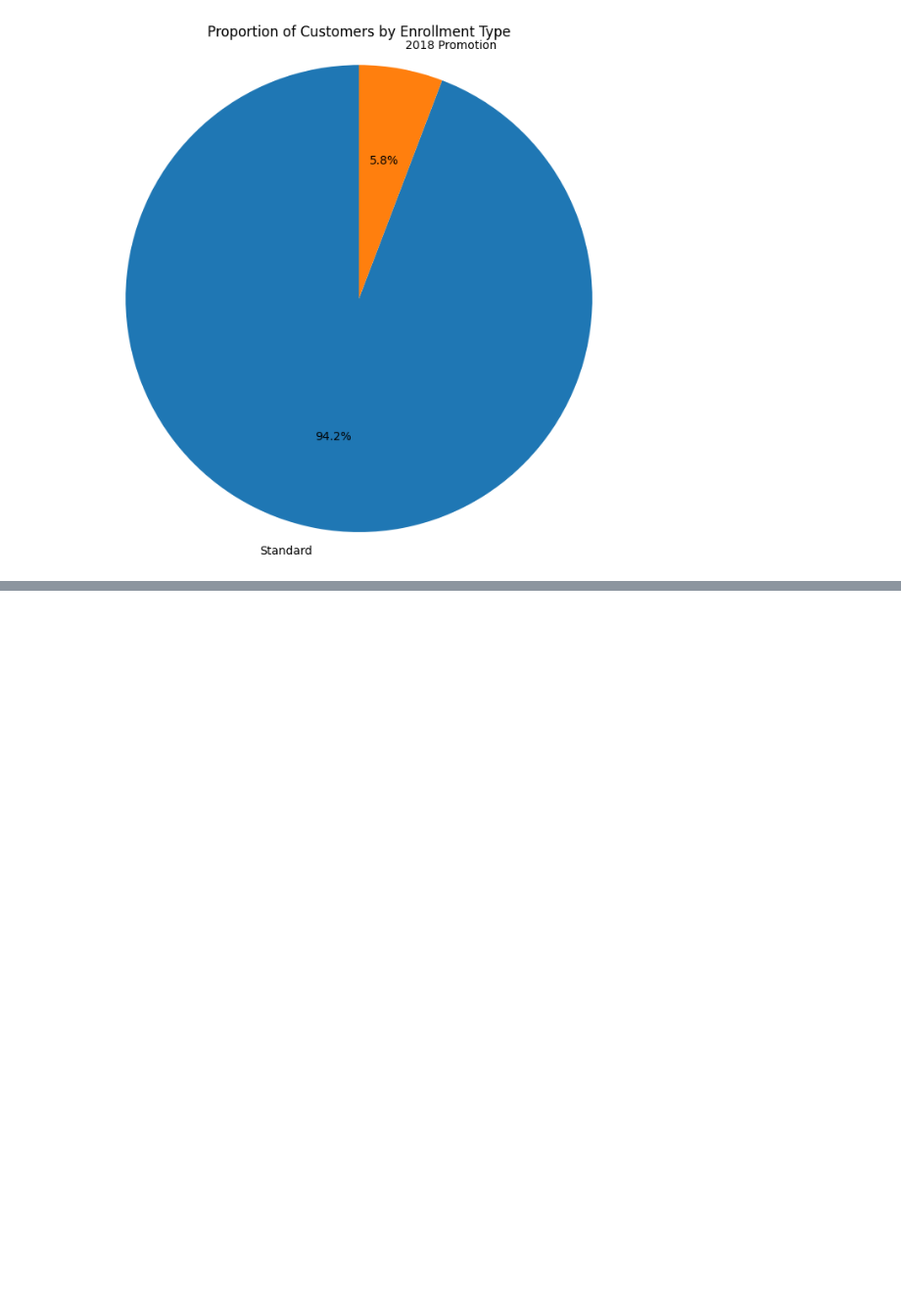
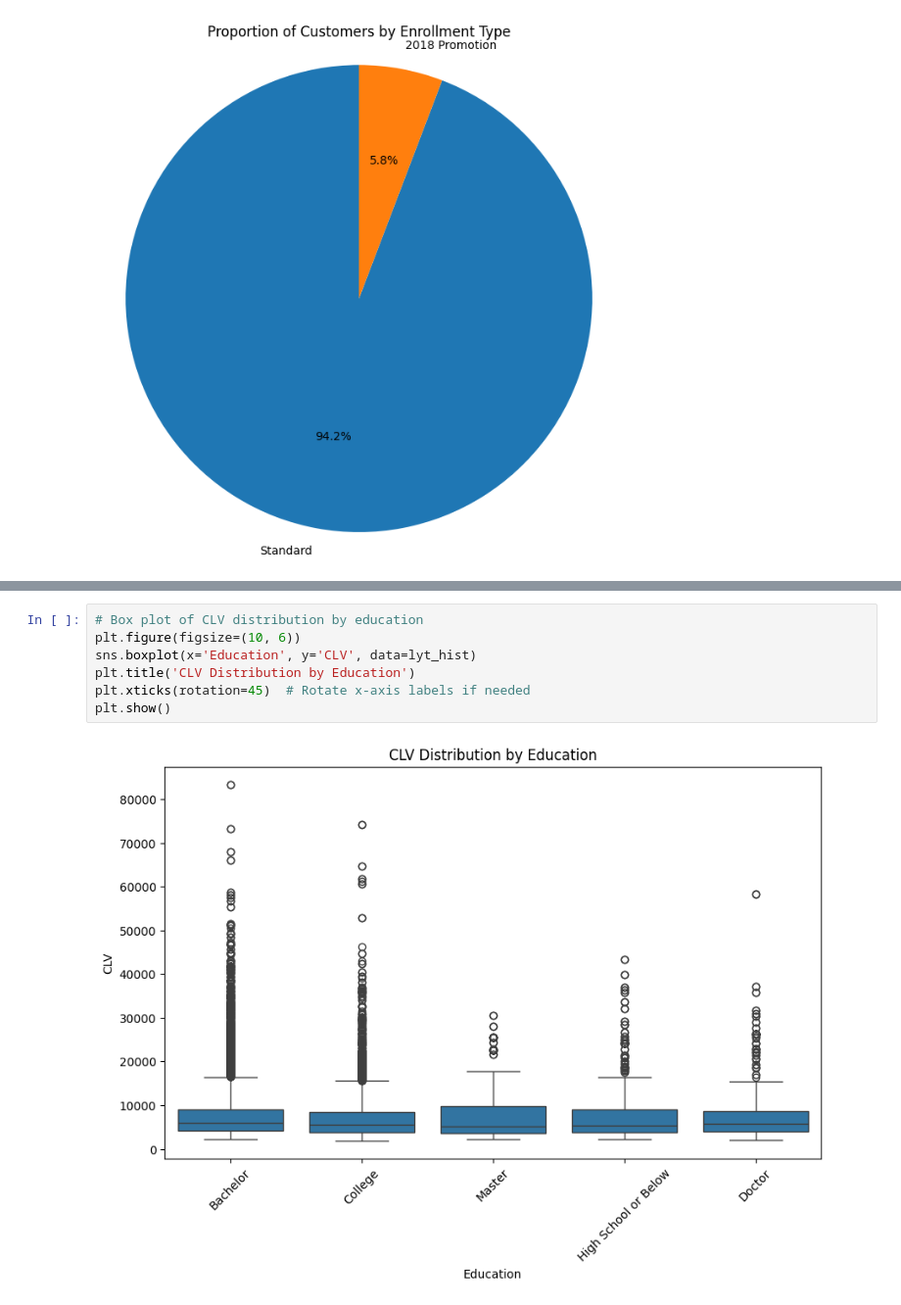
Before and after one commit to melvin-ngure/Airline_Customer_Loyalty_Program_and_Engagement_Analysis, a Jupyter notebook: Airline_Customer_Loyalty_Program_and_Engagement_Analysis.ipynb, the cells around one changed output, grey strips where cells are left out. Shown at 98% size. Cells and saved outputs as stored; diff of their text form; blank space fills up the shorter version.

```diff
--- a/Airline_Customer_Loyalty_Program_and_Engagement_Analysis.ipynb
+++ b/Airline_Customer_Loyalty_Program_and_Engagement_Analysis.ipynb
@@ -285,0 +294,9 @@ plt.show()
+# %%
+# Box plot of CLV distribution by education
+plt.figure(figsize=(10, 6))
+sns.boxplot(x='Education', y='CLV', data=lyt_hist)
+plt.title('CLV Distribution by Education')
+plt.xticks(rotation=45)  # Rotate x-axis labels if needed
+plt.show()
+# %% [output]
+[figure, added]
```
Also changed, not shown: parts of 11 cells of this notebook.
